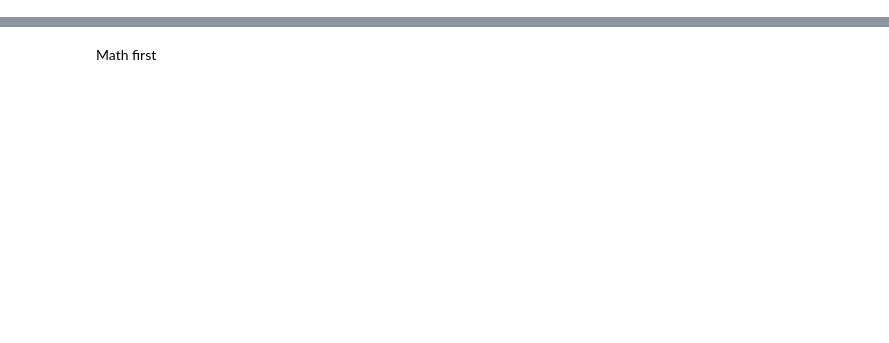
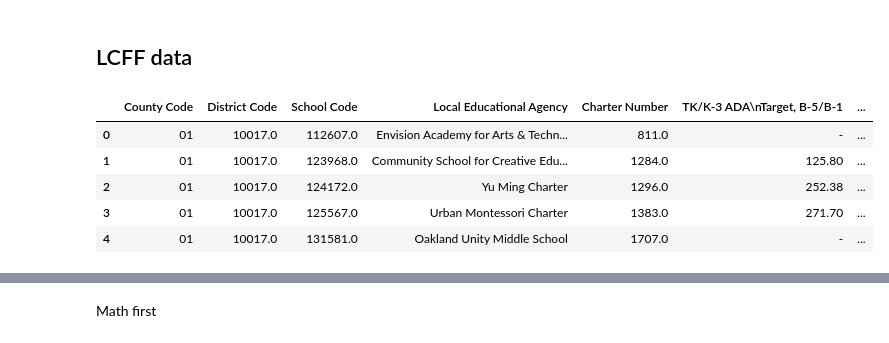
Before and after one commit to fiendskrah/finalcapstone, a Jupyter notebook: 100_data.ipynb, the cells around one changed output, grey strips where cells are left out. Saved outputs shown, nothing was run; the diff lists cells and outputs as text; code cells hidden in the pictures; blank space fills up the shorter version.

```diff
--- a/100_data.ipynb
+++ b/100_data.ipynb
@@ -13,3 +14,5 @@ importing from [California Department of Education](https://ias.cde.ca.gov/lcffs
+# %% [markdown]
+## LCFF data
 # %%
 lcff = pd.read_csv('raw_data/lcffsnapshot18an.csv')
 # import lcff data from source
@@ -19,4 +22,13 @@ lcff.columns = lcff.columns.str.strip()
 # %%
 lcff.drop(lcff.tail(1).index,inplace=True)
 # extracting state totals, removing from df
+# %%
+lcff.head()
+# %% [output]
+|  | County Code | District Code | School Code | Local Educational Agency | Charter Number | TK/K-3 ADA\nTarget, B-5/B-1 | ... |
+| 0 | 01 | 10017.0 | 112607.0 | Envision Academy for Arts & Techn... | 811.0 | - | ... |
+| 1 | 01 | 10017.0 | 123968.0 | Community School for Creative Edu... | 1284.0 | 125.80 | ... |
+| 2 | 01 | 10017.0 | 124172.0 | Yu Ming Charter | 1296.0 | 252.38 | ... |
+| 3 | 01 | 10017.0 | 125567.0 | Urban Montessori Charter | 1383.0 | 271.70 | ... |
+| 4 | 01 | 10017.0 | 131581.0 | Oakland Unity Middle School | 1707.0 | - | ... |
 # %%
```
Also changed, not shown: parts of 18 cells of this notebook, 14 other files.
